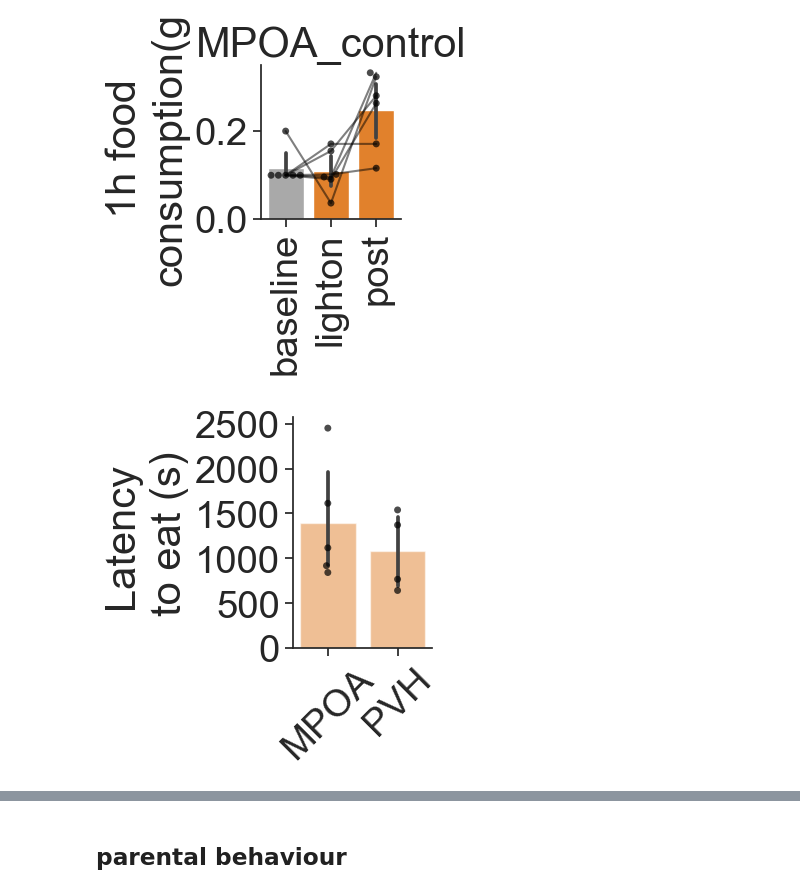
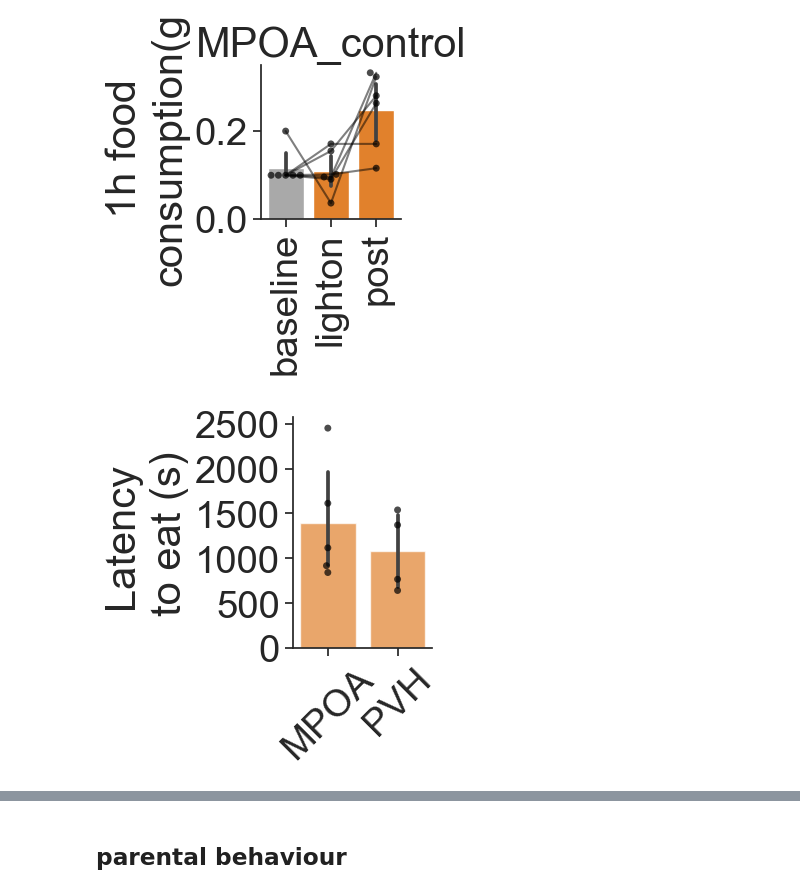
Before and after one commit to FrancisCrickInstitute/negative_parental_switch, a Jupyter notebook: NPW_manipulation/NPW_manipulation.ipynb, the cells around one changed output, grey strips where cells are left out. Saved outputs shown, nothing was run; the diff lists cells and outputs as text; code cells hidden in the pictures.

```diff
--- a/NPW_manipulation/NPW_manipulation.ipynb
+++ b/NPW_manipulation/NPW_manipulation.ipynb
@@ -405,16 +405,16 @@ for area in df.implantation_area.unique():
 # %%
 # latency to eat plot
 latency_df = df[(df.pup_light_cond == '60_lighton_food') & (df.histology_validation !='invalid')& (df.implantation_area.isin(['MPOA', 'PVH']))]
 plt.subplots(figsize = [1.8,3])
-sns.barplot(x = 'implantation_area', y = 'state_latency', data = latency_df, palette=['Tab:orange'],alpha = 0.5)
+sns.barplot(x = 'implantation_area', y = 'state_latency', data = latency_df, palette=['Tab:orange'],alpha = 0.7)
 sns.swarmplot(x = 'implantation_area', y = 'state_latency', data = latency_df, palette=['black'], alpha = 0.7)
 plt.xlabel('')
 plt.ylabel('Latency \nto eat (s)')
 plt.xticks(rotation = 45)
 plt.yticks(np.arange(0, 3000, 500))
 sns.despine()
 # %% [output]
-[figure, old version]
+[figure, new version]
 # %%
 ## food intake latency and aggressive behaviour latency correlation
 corr = pd.merge(df[df.pup_light_cond == '60_lighton_food'], df[(df.pup_light_cond== '30_lighton') &(df.implantation_area == 'MPOA')], on = ['mice_ID', 'implantation_area'])
```
Also changed, not shown: parts of 16 cells of this notebook, 14 other files.
